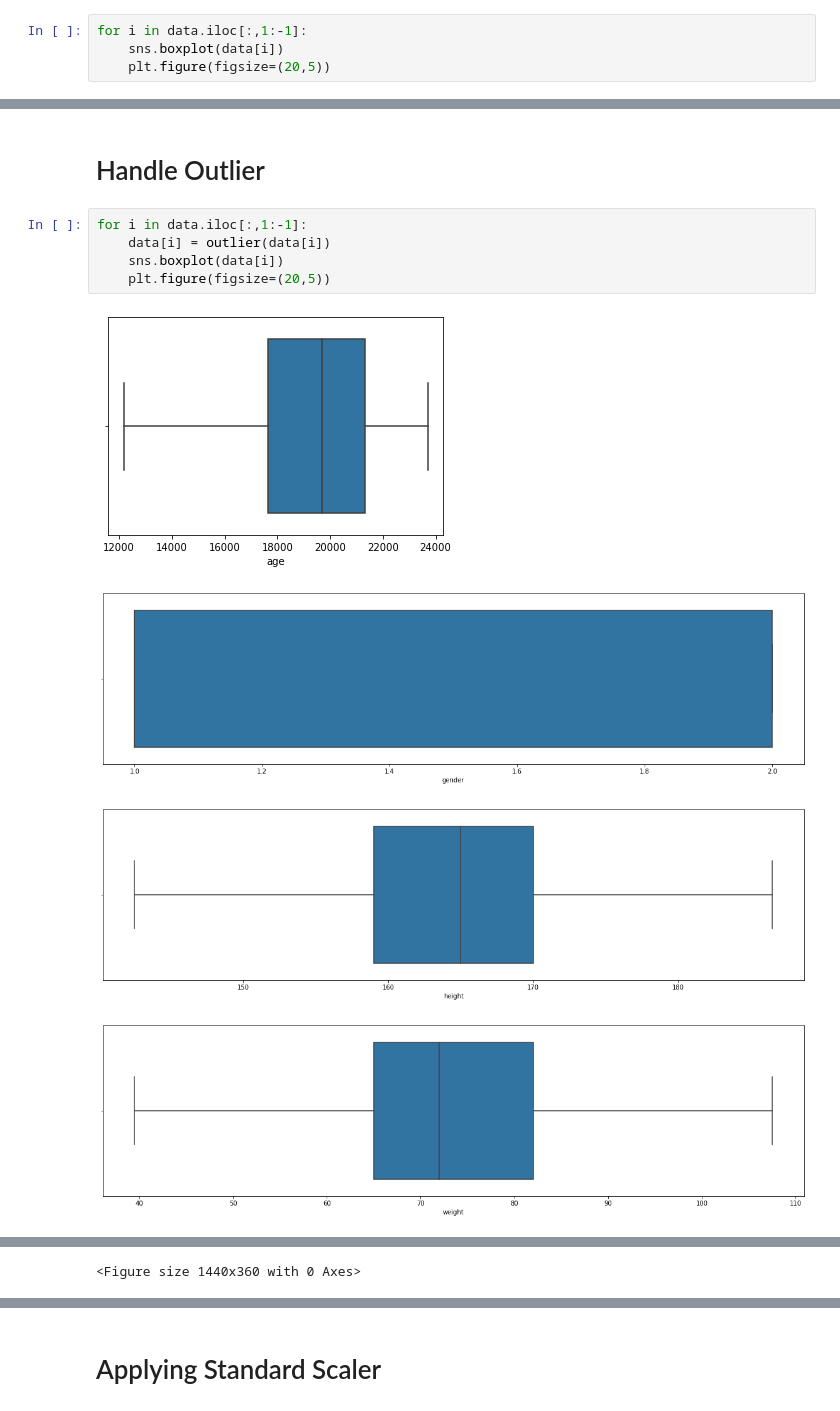
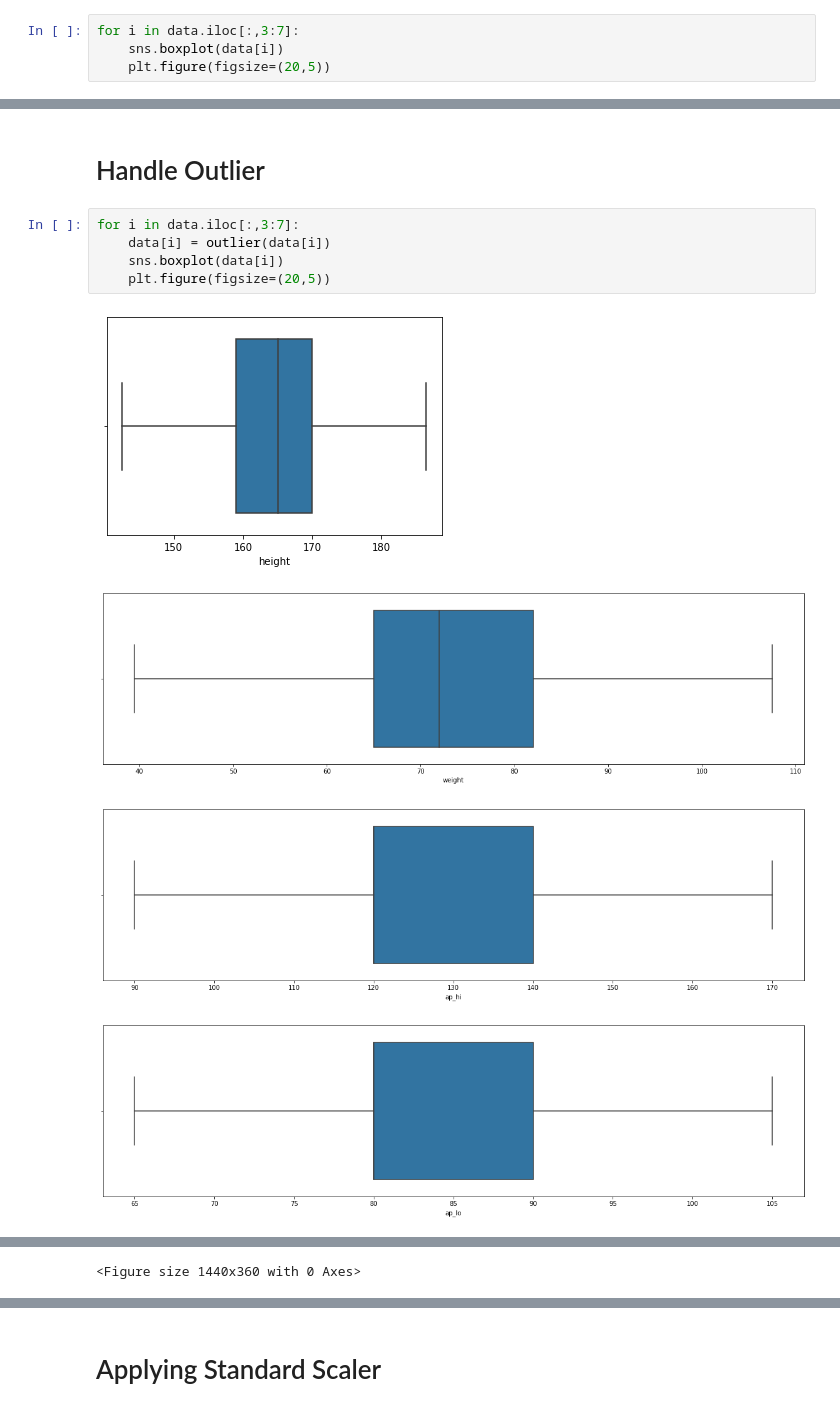
Before and after one commit to Rafath-Auvee/CVD, a Jupyter notebook: MLP.ipynb, the cells around one changed output, grey strips where cells are left out. Saved outputs shown, nothing was run; the diff lists cells and outputs as text.

```diff
--- a/MLP.ipynb
+++ b/MLP.ipynb
@@ -56,7 +55,7 @@ Y=data.iloc[:,-1:]
 # %% [markdown]
 # Before Remove Outlier
 # %%
-for i in data.iloc[:,1:-1]:
+for i in data.iloc[:,3:7]:
     sns.boxplot(data[i])
     plt.figure(figsize=(20,5))
 # %% [output]
@@ -89,12 +80,12 @@ def outlier(coloumn):
 # %% [markdown]
 # Handle Outlier
 # %%
-for i in data.iloc[:,1:-1]:
+for i in data.iloc[:,3:7]:
     data[i] = outlier(data[i])
     sns.boxplot(data[i])
     plt.figure(figsize=(20,5))
 # %% [output]
-[figure, old version]
+[figure, new version]
-[figure, old version]
+[figure, new version]
-[figure, old version]
+[figure, new version]
-[figure, old version]
+[figure, new version]
```
Also changed, not shown: parts of 10 cells of this notebook, 7 other files.
